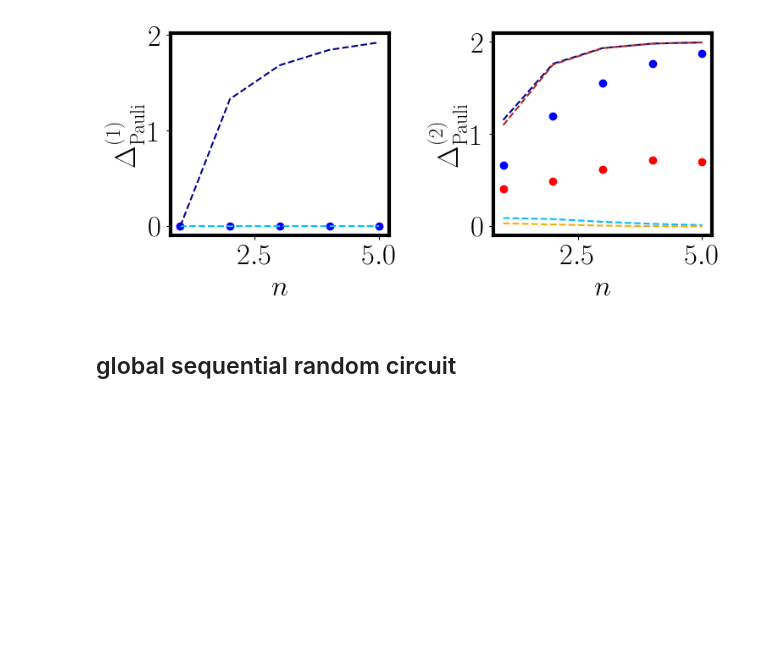
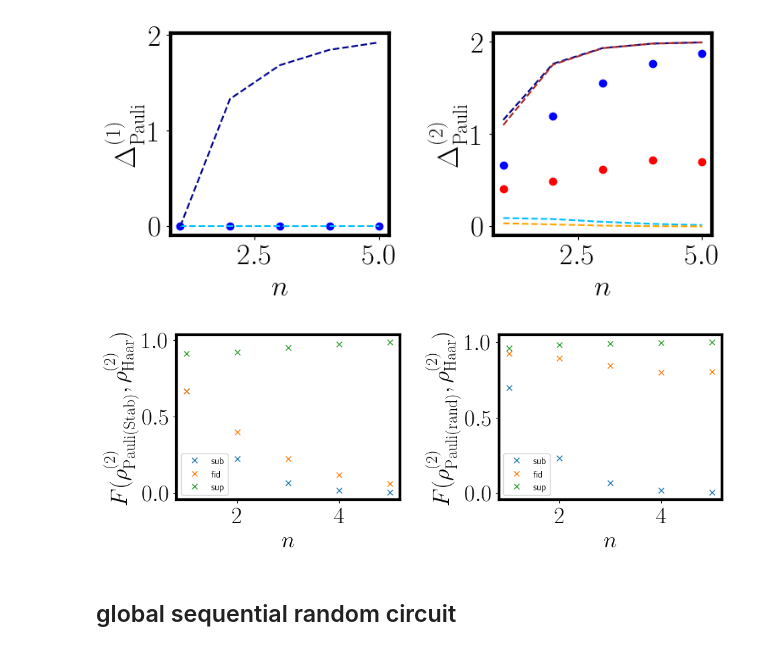
Before and after one commit to bzGit06/HaarQML, a Jupyter notebook: QTM_haar.ipynb, the cells around one changed output. Saved outputs shown, nothing was run; the diff lists cells and outputs as text; code cells hidden in the pictures; blank space fills up the shorter version.

```diff
--- a/QTM_haar.ipynb
+++ b/QTM_haar.ipynb
@@ -415,6 +421,30 @@ for i in range(2):
 plt.tight_layout()
 # %% [output]
 [figure]
+# %%
+ns = np.arange(1, 6)
+
+fs_stab = np.load('data/pauliTwirl/pauliTwStabK2fids.npy')
+fs_rand = np.load('data/pauliTwirl/pauliTwHaarK2fids.npy')
+
+fig, axs = plt.subplots(1, 2, figsize=(10, 4))
+axs[0].plot(ns, fs_stab[0], 'x', label='sub')
+axs[0].plot(ns, fs_stab[1], 'x', label='fid')
+axs[0].plot(ns, fs_stab[2], 'x', label='sup')
+axs[0].legend(fontsize=10)
+axs[0].set_ylabel(r'$F(\rho_{\rm Pauli(Stab)}^{(2)}, \rho_{\rm Haar}^{(2)})$')
+axs[0].set_xlabel(r'$n$')
+
+axs[1].plot(ns, np.mean(fs_rand[0], axis=1), 'x', label='sub')
+axs[1].plot(ns, np.mean(fs_rand[1], axis=1), 'x', label='fid')
+axs[1].plot(ns, np.mean(fs_rand[2], axis=1), 'x', label='sup')
+axs[1].legend(fontsize=10)
+axs[1].set_ylabel(r'$F(\rho_{\rm Pauli(rand)}^{(2)}, \rho_{\rm Haar}^{(2)})$')
+axs[1].set_xlabel(r'$n$')
+
+plt.tight_layout()
+# %% [output]
+[figure, added]
 # %% [markdown]
 ## global sequential random circuit
 # %%
```
Also changed, not shown: parts of 10 cells of this notebook, 33 other files.
